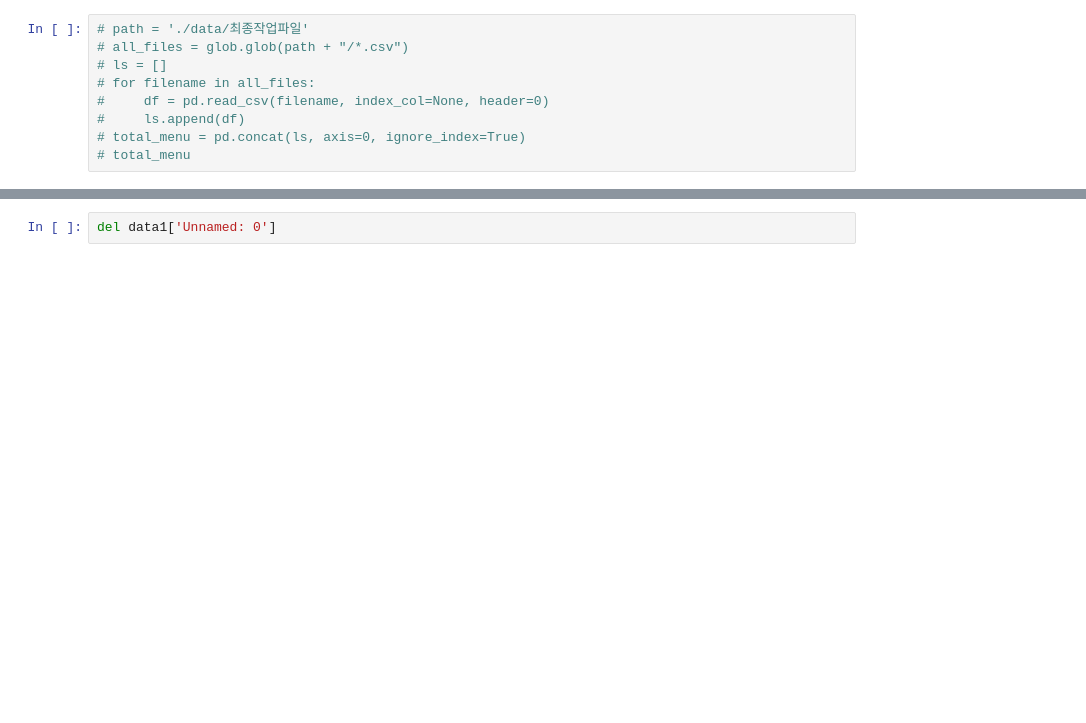
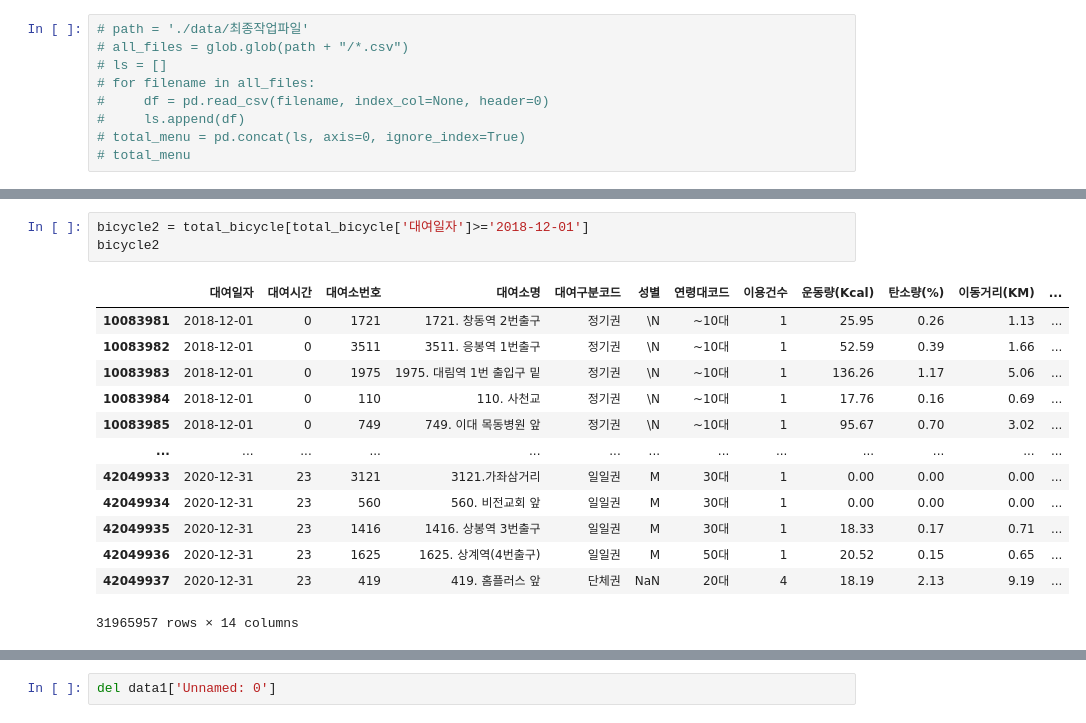
Before and after one commit to JinSuJinSu/jupyter-notebook, a Jupyter notebook: bicycle-project.ipynb, the cells around one changed output, grey strips where cells are left out. Drawn from its saved outputs; the diff is of its cells as text; blank space fills up the shorter version.

```diff
--- a/bicycle-project.ipynb
+++ b/bicycle-project.ipynb
@@ -15,0 +93,17 @@ pd.set_option('display.max_rows', 1000)
+# %%
+bicycle2 = total_bicycle[total_bicycle['대여일자']>='2018-12-01']
+bicycle2
+# %% [output]
+|  | 대여일자 | 대여시간 | 대여소번호 | 대여소명 | 대여구분코드 | 성별 | 연령대코드 | 이용건수 | 운동량(Kcal) | 탄소량(%) | 이동거리(KM) | ... |
+| 10083981 | 2018-12-01 | 0 | 1721 | 1721. 창동역 2번출구 | 정기권 | \N | ~10대 | 1 | 25.95 | 0.26 | 1.13 | ... |
+| 10083982 | 2018-12-01 | 0 | 3511 | 3511. 응봉역 1번출구 | 정기권 | \N | ~10대 | 1 | 52.59 | 0.39 | 1.66 | ... |
+| 10083983 | 2018-12-01 | 0 | 1975 | 1975. 대림역 1번 출입구 밑 | 정기권 | \N | ~10대 | 1 | 136.26 | 1.17 | 5.06 | ... |
+| 10083984 | 2018-12-01 | 0 | 110 | 110. 사천교 | 정기권 | \N | ~10대 | 1 | 17.76 | 0.16 | 0.69 | ... |
+| 10083985 | 2018-12-01 | 0 | 749 | 749. 이대 목동병원 앞 | 정기권 | \N | ~10대 | 1 | 95.67 | 0.70 | 3.02 | ... |
+| ... | ... | ... | ... | ... | ... | ... | ... | ... | ... | ... | ... | ... |
+| 42049933 | 2020-12-31 | 23 | 3121 | 3121.가좌삼거리 | 일일권 | M | 30대 | 1 | 0.00 | 0.00 | 0.00 | ... |
+| 42049934 | 2020-12-31 | 23 | 560 | 560. 비전교회 앞 | 일일권 | M | 30대 | 1 | 0.00 | 0.00 | 0.00 | ... |
+| 42049935 | 2020-12-31 | 23 | 1416 | 1416. 상봉역 3번출구 | 일일권 | M | 30대 | 1 | 18.33 | 0.17 | 0.71 | ... |
+| 42049936 | 2020-12-31 | 23 | 1625 | 1625. 상계역(4번출구) | 일일권 | M | 50대 | 1 | 20.52 | 0.15 | 0.65 | ... |
+| 42049937 | 2020-12-31 | 23 | 419 | 419. 홈플러스 앞 | 단체권 | NaN | 20대 | 4 | 18.19 | 2.13 | 9.19 | ... |
+31965957 rows × 14 columns
```
Also changed, not shown: parts of 144 cells of this notebook, 2 other files.
